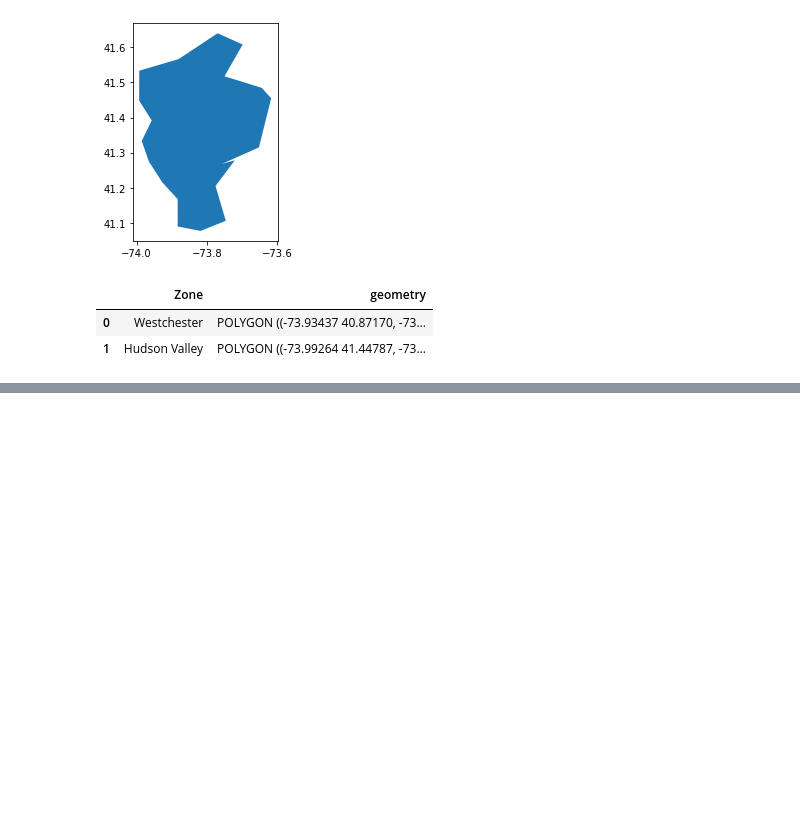
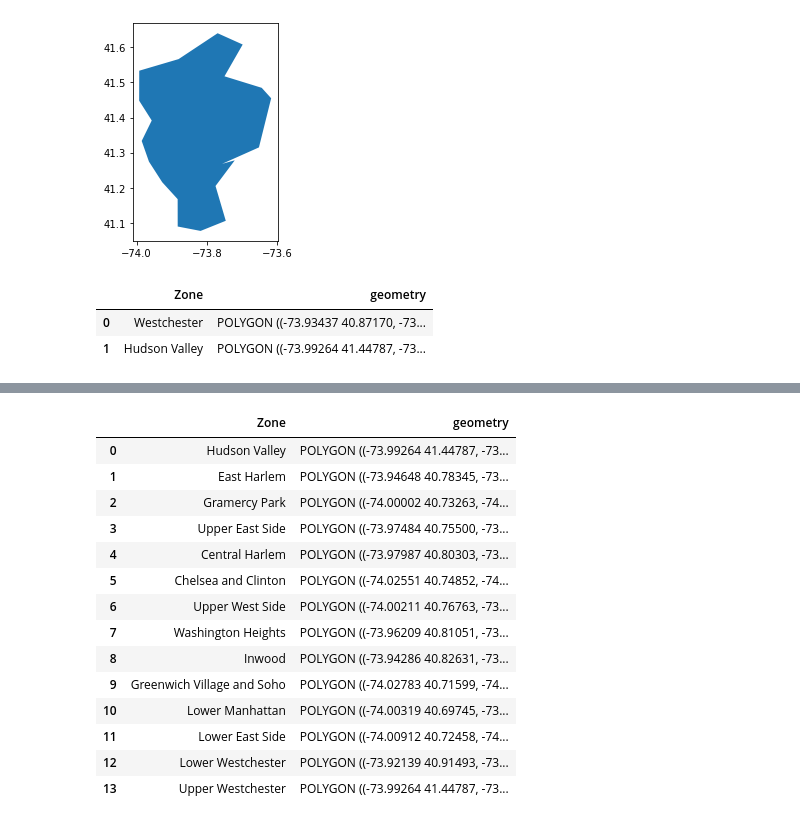
Before and after one commit to paul-croud-usds/nyp_boundaries, a Jupyter notebook: NY Geo Plotting - Clean.ipynb, the cells around one changed output, grey strips where cells are left out. Cells and saved outputs as stored; diff of their text form; code cells hidden in the pictures; blank space fills up the shorter version.

```diff
--- a/NY Geo Plotting - Clean.ipynb
+++ b/NY Geo Plotting - Clean.ipynb
@@ -157,0 +167,19 @@ buffer_gdf
+# %%
+# zone_names = ['Central Harlem', 'Chelsea and Clinton', 'East Harlem', 'Gramercy Park', 'Greenwich Village and Soho']
+zone_names = pd.unique(zip_df['zone'])
+keys = range(len(zone_names))
+r = {}
+for x in keys:
+    r[x] = {}
+    r[x]['Name'] = zone_names[x]
+    r[x]['Group'] = zones.loc[[zone_names[x]], 'geometry']
+    if r[x]['Group'].geom_type[0] == 'MultiPolygon':
+        r[x]['Exterior'] = int(math.ceil(len(r[x]['Group'][0][0].exterior.coords)/20))
+        r[x]['Exterior_Coords'] = r[x]['Group'][0][0].exterior.coords[0::r[x]['Exterior']]
+        r[x]['Buffer'] = int(math.ceil(len(r[x]['Group'][0][0].buffer(0.01,16, join_style = 2).exterior.coords)/20))
+        r[x]['Buffer_Coords'] = r[x]['Group'][0][0].buffer(0.01,16, join_style = 2).exterior.coords[0::r[x]['Buffer']]
+    else:
+        r[x]['Exterior'] = int(math.ceil(len(r[x]['Group'][0].exterior.coords)/20))
+        r[x]['Exterior_Coords'] = r[x]['Group'][0].exterior.coords[0::r[x]['Exterior']]
+        r[x]['Buffer'] = int(math.ceil(len(r[x]['Group'][0].buffer(0.01,16, join_style = 2).exterior.coords)/20))
+        r[x]['Buffer_Coords'] = r[x]['Group'][0].buffer(0.01,16, join_style = 2).exterior.coords[0::r[x]['Buffer']]
@@ -157,0 +209,28 @@ buffer_gdf
+# %%
+ex_n = [r[x]['Name'] for x in r]
+ex_c = [Polygon(r[x]['Exterior_Coords']) for x in r]
+bf_c = [Polygon(r[x]['Buffer_Coords']) for x in r]
+# %%
+d = {'Zone': ex_n, 'geometry': ex_c}
+e = {'Zone': ex_n, 'geometry': bf_c}
+ex_gdf = geopandas.GeoDataFrame(d, crs="EPSG:4326")
+bf_gdf = geopandas.GeoDataFrame(e, crs="EPSG:4326")
+ex_gdf.to_file("exterior.geojson", driver="GeoJSON")
+bf_gdf.to_file("buffer.geojson", driver="GeoJSON")
+bf_gdf
+# %% [output]
+|  | Zone | geometry |
+| 0 | Hudson Valley | POLYGON ((-73.99264 41.44787, -73... |
+| 1 | East Harlem | POLYGON ((-73.94648 40.78345, -73... |
+| 2 | Gramercy Park | POLYGON ((-74.00002 40.73263, -74... |
+| 3 | Upper East Side | POLYGON ((-73.97484 40.75500, -73... |
+| 4 | Central Harlem | POLYGON ((-73.97987 40.80303, -73... |
+| 5 | Chelsea and Clinton | POLYGON ((-74.02551 40.74852, -74... |
+| 6 | Upper West Side | POLYGON ((-74.00211 40.76763, -73... |
+| 7 | Washington Heights | POLYGON ((-73.96209 40.81051, -73... |
+| 8 | Inwood | POLYGON ((-73.94286 40.82631, -73... |
+| 9 | Greenwich Village and Soho | POLYGON ((-74.02783 40.71599, -74... |
+| 10 | Lower Manhattan | POLYGON ((-74.00319 40.69745, -73... |
+| 11 | Lower East Side | POLYGON ((-74.00912 40.72458, -74... |
+| 12 | Lower Westchester | POLYGON ((-73.92139 40.91493, -73... |
+| 13 | Upper Westchester | POLYGON ((-73.99264 41.44787, -73... |
```
Also changed, not shown: parts of 15 cells of this notebook, 8 other files.
